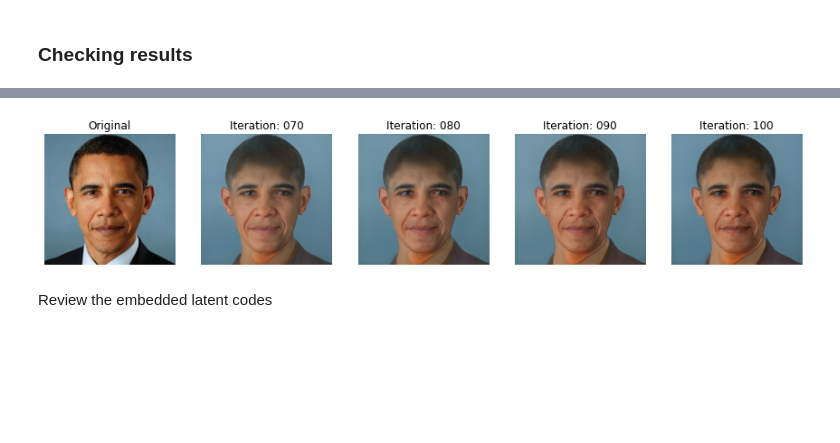
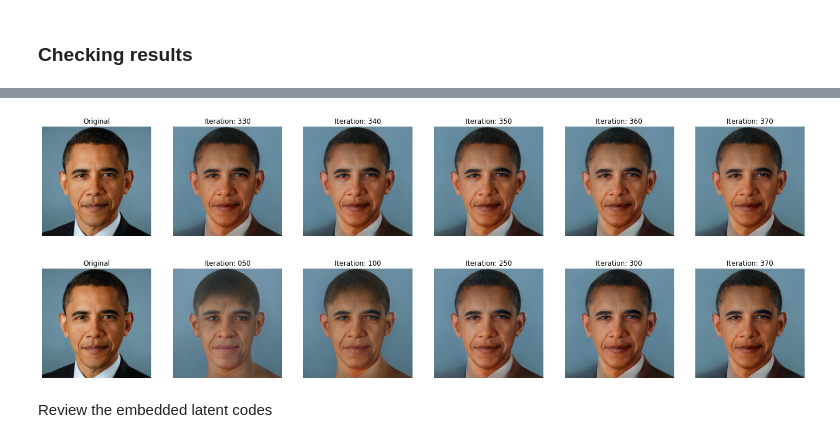
Before and after one commit to ZosoV/style-gan, a Jupyter notebook: notebooks/embedding_version.ipynb, the cells around one changed output, grey strips where cells are left out. Cells and saved outputs as stored; diff of their text form; code cells hidden in the pictures; blank space fills up the shorter version.

```diff
--- a/notebooks/embedding_version.ipynb
+++ b/notebooks/embedding_version.ipynb
@@ -355,8 +409,10 @@ def show_images_resuls(last_image2show):
 # %%
-show_images_resuls()
+show_images_resuls(5)
+# %% [output]
+[figure, added]
-# %%
-show_images_resuls(4)
-# %% [output]
-[figure, removed]
+# %%
+show_images_resuls(5,[50, 100, 250, 300, 370])
+# %% [output]
+[figure, added]
 # %% [markdown]
 Review the embedded latent codes
```
Also changed, not shown: parts of 9 cells of this notebook.
